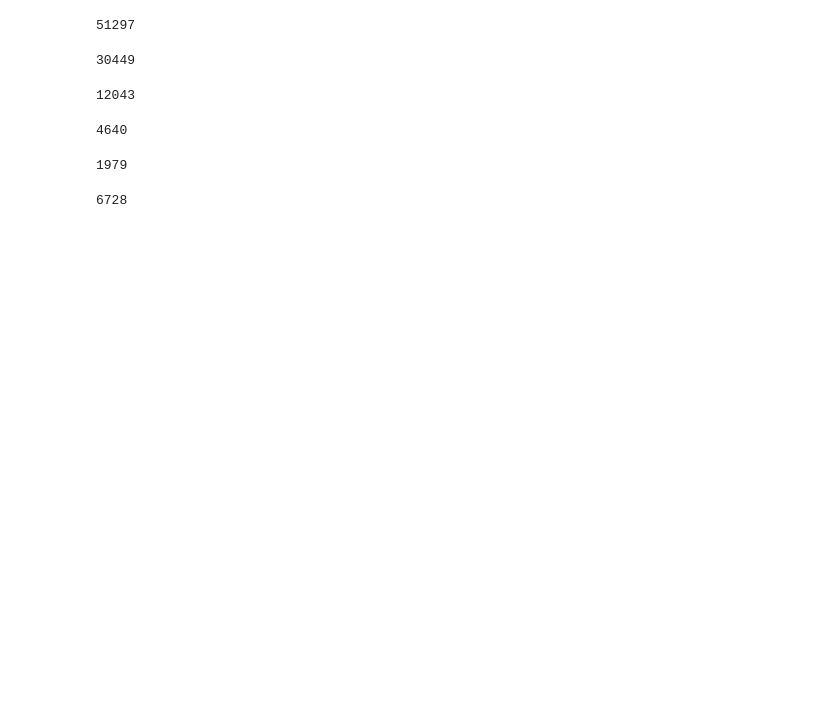
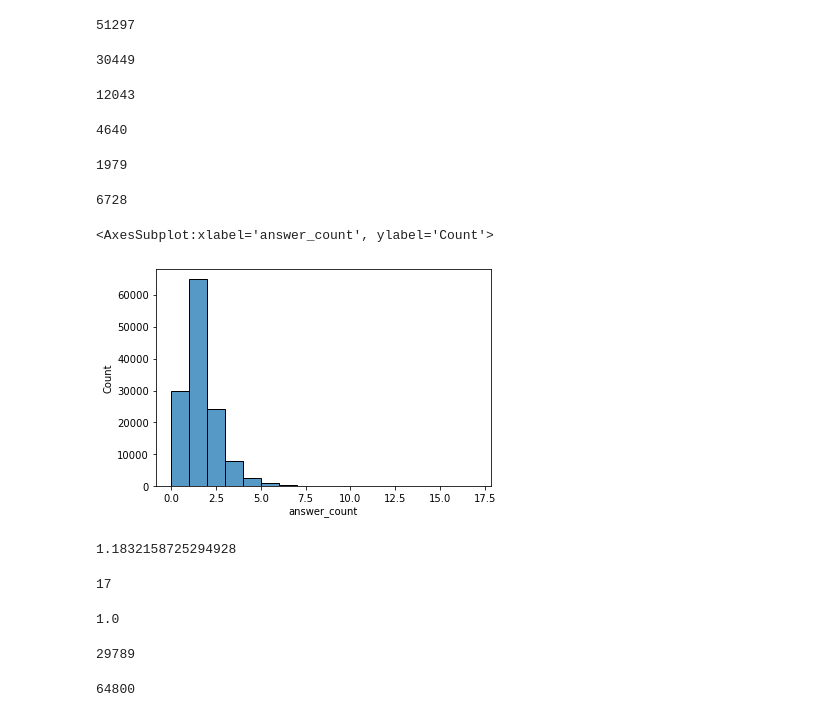
Before and after one commit to willcd/module5-project, a Jupyter notebook: code/eda_notebook.ipynb, the cells around one changed output. Saved outputs shown, nothing was run; the diff lists cells and outputs as text; code cells hidden in the pictures; blank space fills up the shorter version.

```diff
--- a/code/eda_notebook.ipynb
+++ b/code/eda_notebook.ipynb
@@ -199,3 +199,28 @@ len(questions_2016[questions_2016['Score']==4])
 len(questions_2016[questions_2016['Score']==-1])
 # %% [output]
 6728
+# %%
+sns.histplot(questions_2016, x='answer_count', bins=17)
+# %% [output]
+<AxesSubplot:xlabel='answer_count', ylabel='Count'>
+[figure, added]
+# %%
+questions_2016['answer_count'].mean()
+# %% [output]
+1.1832158725294928
+# %%
+questions_2016['answer_count'].max()
+# %% [output]
+17
+# %%
+questions_2016['answer_count'].median()
+# %% [output]
+1.0
+# %%
+len(questions_2016[questions_2016['answer_count']==0])
+# %% [output]
+29789
+# %%
+len(questions_2016[questions_2016['answer_count']==1])
+# %% [output]
+64800
```
Also changed, not shown: parts of 7 cells of this notebook.
